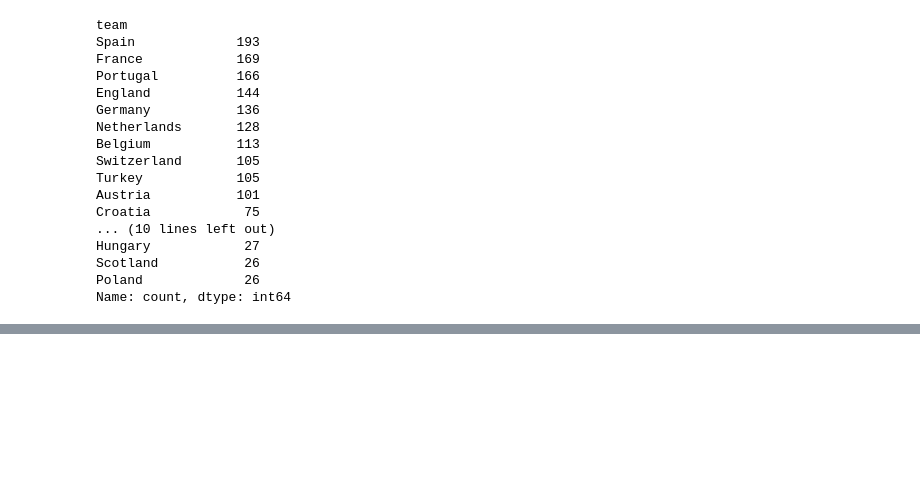
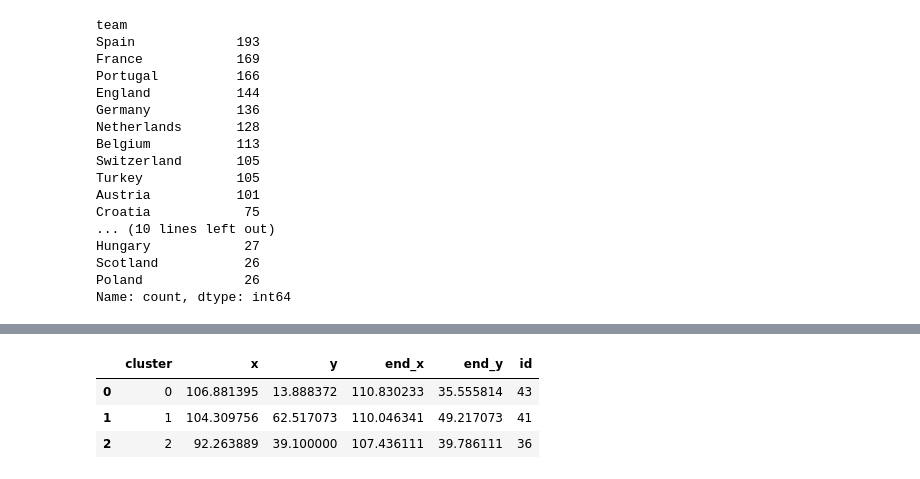
Before and after one commit to MarijnSt/spain-analysis-euro-2024, a Jupyter notebook: notebooks/creating_chances.ipynb, the cells around one changed output, grey strips where cells are left out. Cells and saved outputs as stored; diff of their text form; code cells hidden in the pictures; blank space fills up the shorter version.

```diff
--- a/notebooks/creating_chances.ipynb
+++ b/notebooks/creating_chances.ipynb
@@ -158,0 +170,5 @@ Name: count, dtype: int64
+# %%
+spain_passes = spain_entries[spain_entries["type"] == "Pass"]
+spain_passes_clusters = transform_to_box_entry_clusters(spain_passes)
+spain_passes_clusters
+# %% [output]
@@ -158,0 +177,4 @@ Name: count, dtype: int64
+|  | cluster | x | y | end_x | end_y | id |
+| 0 | 0 | 106.881395 | 13.888372 | 110.830233 | 35.555814 | 43 |
+| 1 | 1 | 104.309756 | 62.517073 | 110.046341 | 49.217073 | 41 |
+| 2 | 2 | 92.263889 | 39.100000 | 107.436111 | 39.786111 | 36 |
```
Also changed, not shown: parts of 8 cells of this notebook, 4 other files.
